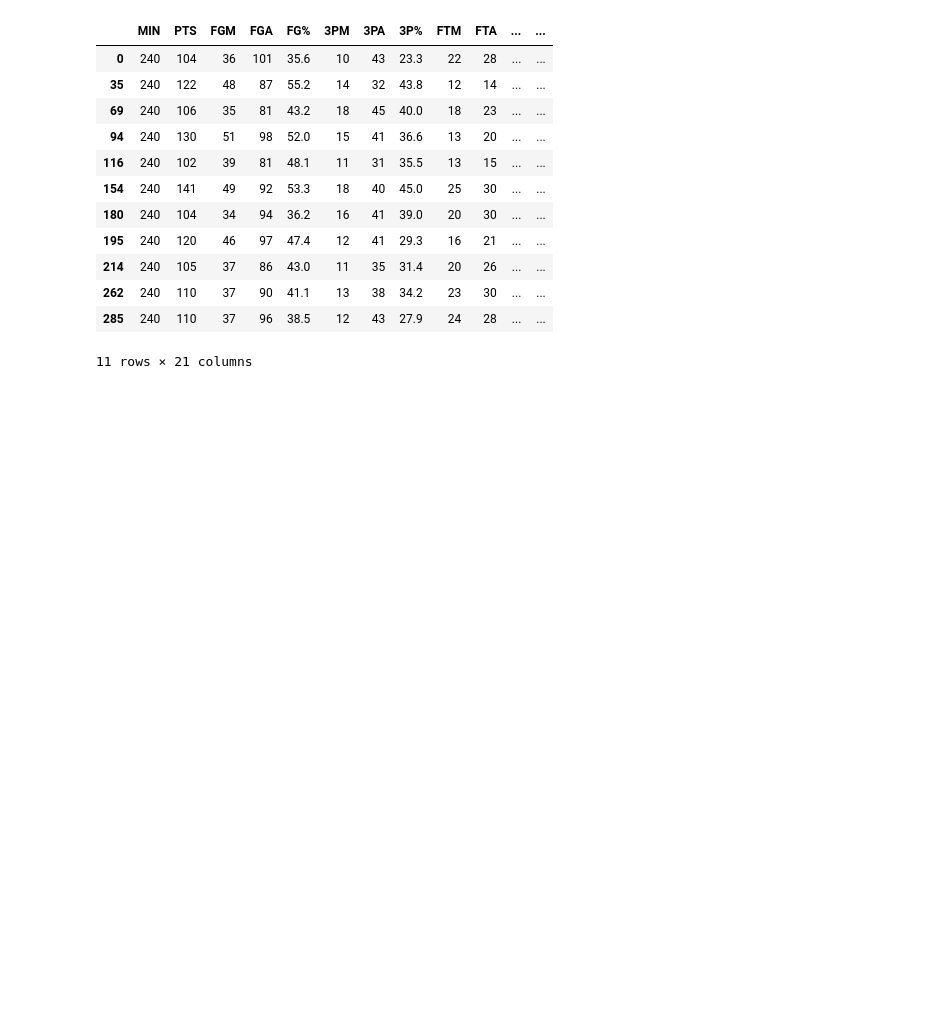
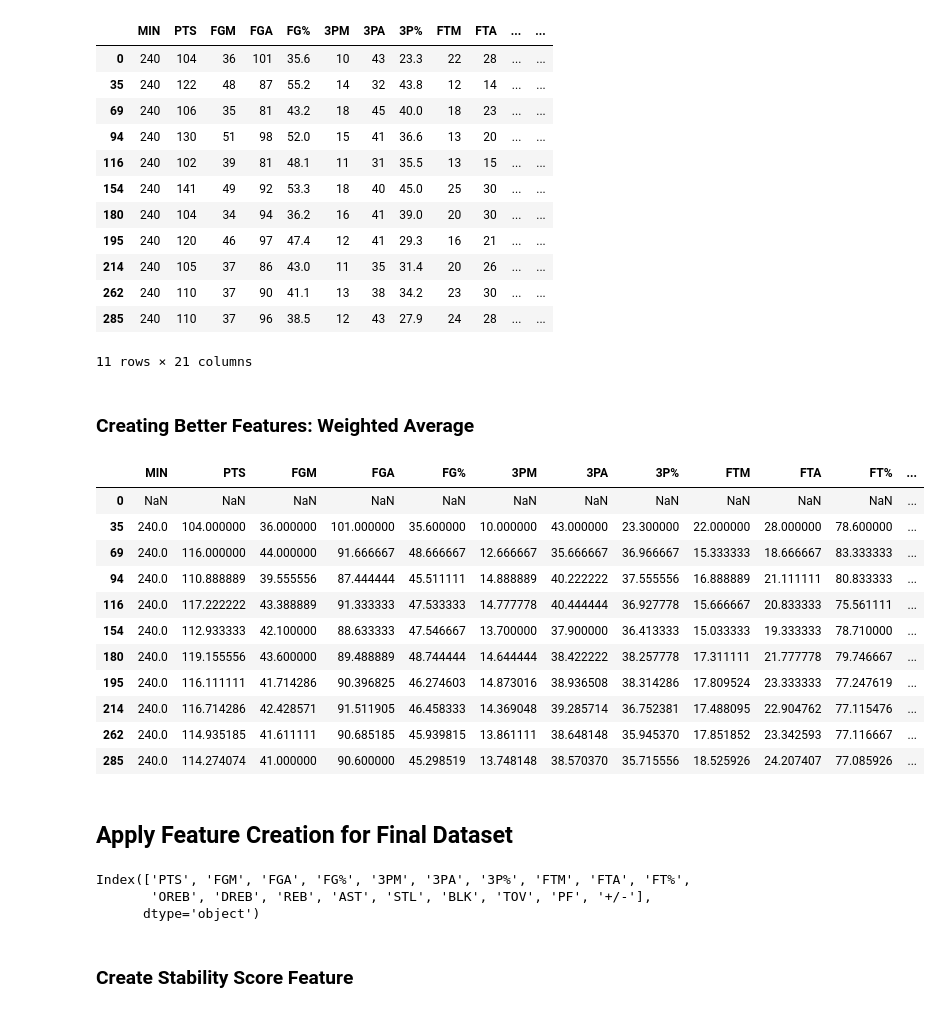
Before and after one commit to stephenfujiwara/STATS-101C-Final-Project, a Jupyter notebook: notebook.ipynb, the cells around one changed output. Drawn from its saved outputs; the diff is of its cells as text; code cells hidden in the pictures; blank space fills up the shorter version.

```diff
--- a/notebook.ipynb
+++ b/notebook.ipynb
@@ -157,7 +132,9 @@ stability_score
 np.float64(0.5879039783343367)
 # %%
 # creating a running stability score, that gives us the stability score of the team up until that date
-gsw_stats["stability_score"] = gsw_stats.expanding().apply(lambda x: 1 - (x.std() / x.mean())).mean(axis = 1)
+# basically code above, just done on a rolling basis
+# needs at least two rows of data from above, since current row data doesn't count, and 2 data points needed for std calculation
+gsw_stats["stability_score"] = gsw_stats.shift(1).expanding().apply(lambda x: 1 - (x.std() / x.mean())).mean(axis = 1)
 gsw_stats
 # %% [output]
 |  | MIN | PTS | FGM | FGA | FG% | 3PM | 3PA | 3P% | FTM | FTA | ... | ... |
@@ -173,3 +150,5 @@ gsw_stats
 | 262 | 240 | 110 | 37 | 90 | 41.1 | 13 | 38 | 34.2 | 23 | 30 | ... | ... |
 | 285 | 240 | 110 | 37 | 96 | 38.5 | 12 | 43 | 27.9 | 24 | 28 | ... | ... |
 11 rows × 21 columns
+# %% [markdown]
+### Creating Better Features: Weighted Average
@@ -175,0 +157,39 @@ gsw_stats
+# %%
+# drop stability score, since weighted average is not computed using this
+gsw_stats.drop("stability_score", axis = 1, inplace = True)
+# %%
+# create a weighted average function, that weights more recent games higher
+def weighted_average(window):
+    weights = np.linspace(1, 2, num = len(window)) # compute weights
+    weights = weights / weights.sum() # normalize between 0 and 1
+    return np.average(window, weights = weights) # take weighted average
+
+# get rolling weighted average of game stats for Golden State Warriors
+# need to manual index, since np.average fails on NaN values, and shifting by 1 always gives a NaN column at the top
+gsw_weighted_average = gsw_stats.shift(1).expanding().apply(lambda window: weighted_average(window[1:]))
+gsw_weighted_average
+# %% [output]
+|  | MIN | PTS | FGM | FGA | FG% | 3PM | 3PA | 3P% | FTM | FTA | FT% | ... |
+| 0 | NaN | NaN | NaN | NaN | NaN | NaN | NaN | NaN | NaN | NaN | NaN | ... |
+| 35 | 240.0 | 104.000000 | 36.000000 | 101.000000 | 35.600000 | 10.000000 | 43.000000 | 23.300000 | 22.000000 | 28.000000 | 78.600000 | ... |
+| 69 | 240.0 | 116.000000 | 44.000000 | 91.666667 | 48.666667 | 12.666667 | 35.666667 | 36.966667 | 15.333333 | 18.666667 | 83.333333 | ... |
+| 94 | 240.0 | 110.888889 | 39.555556 | 87.444444 | 45.511111 | 14.888889 | 40.222222 | 37.555556 | 16.888889 | 21.111111 | 80.833333 | ... |
+| 116 | 240.0 | 117.222222 | 43.388889 | 91.333333 | 47.533333 | 14.777778 | 40.444444 | 36.927778 | 15.666667 | 20.833333 | 75.561111 | ... |
+| 154 | 240.0 | 112.933333 | 42.100000 | 88.633333 | 47.546667 | 13.700000 | 37.900000 | 36.413333 | 15.033333 | 19.333333 | 78.710000 | ... |
+| 180 | 240.0 | 119.155556 | 43.600000 | 89.488889 | 48.744444 | 14.644444 | 38.422222 | 38.257778 | 17.311111 | 21.777778 | 79.746667 | ... |
+| 195 | 240.0 | 116.111111 | 41.714286 | 90.396825 | 46.274603 | 14.873016 | 38.936508 | 38.314286 | 17.809524 | 23.333333 | 77.247619 | ... |
+| 214 | 240.0 | 116.714286 | 42.428571 | 91.511905 | 46.458333 | 14.369048 | 39.285714 | 36.752381 | 17.488095 | 22.904762 | 77.115476 | ... |
+| 262 | 240.0 | 114.935185 | 41.611111 | 90.685185 | 45.939815 | 13.861111 | 38.648148 | 35.945370 | 17.851852 | 23.342593 | 77.116667 | ... |
+| 285 | 240.0 | 114.274074 | 41.000000 | 90.600000 | 45.298519 | 13.748148 | 38.570370 | 35.715556 | 18.525926 | 24.207407 | 77.085926 | ... |
+# %% [markdown]
+## Apply Feature Creation for Final Dataset
+# %%
+# get name of columns with only game statistics for easy reference (implicitly removed the MIN column)
+game_stats_columns = before.columns[6:]
+game_stats_columns
+# %% [output]
+Index(['PTS', 'FGM', 'FGA', 'FG%', '3PM', '3PA', '3P%', 'FTM', 'FTA', 'FT%',
+       'OREB', 'DREB', 'REB', 'AST', 'STL', 'BLK', 'TOV', 'PF', '+/-'],
+      dtype='object')
+# %% [markdown]
+### Create Stability Score Feature
```
Also changed, not shown: parts of 22 cells of this notebook.
